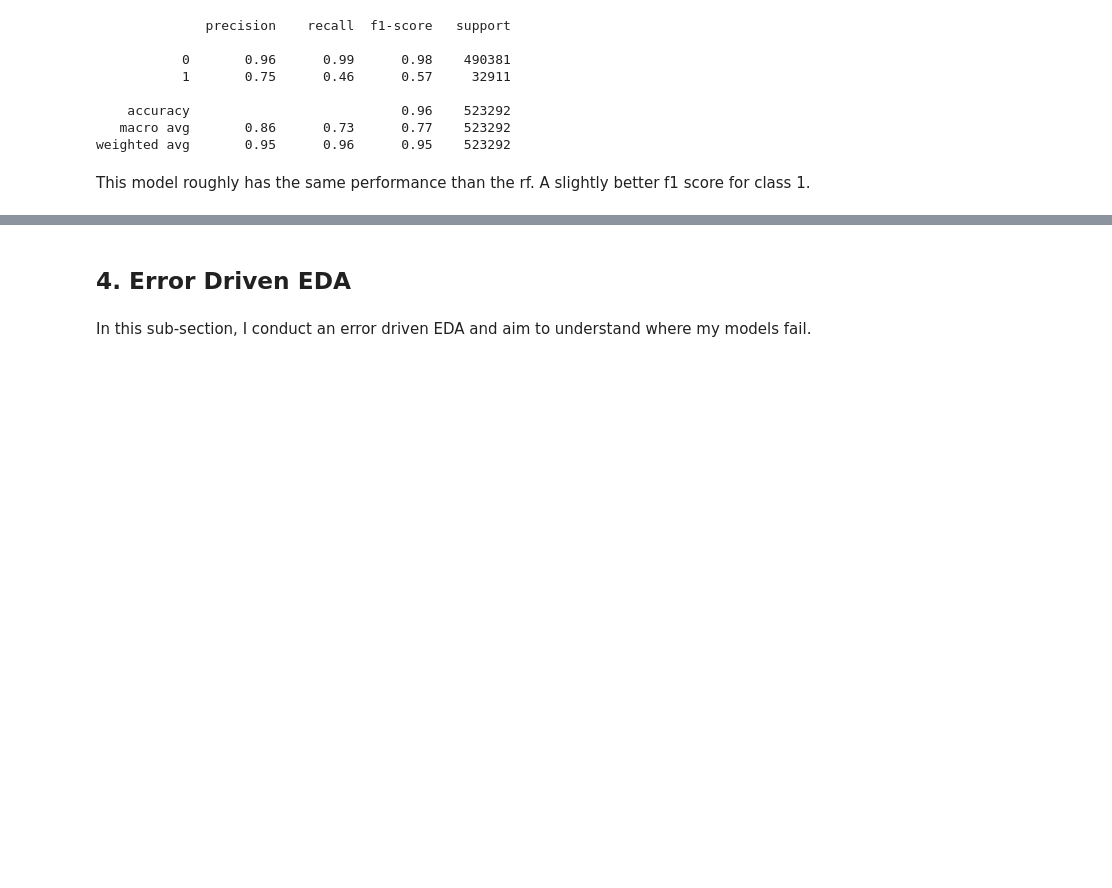
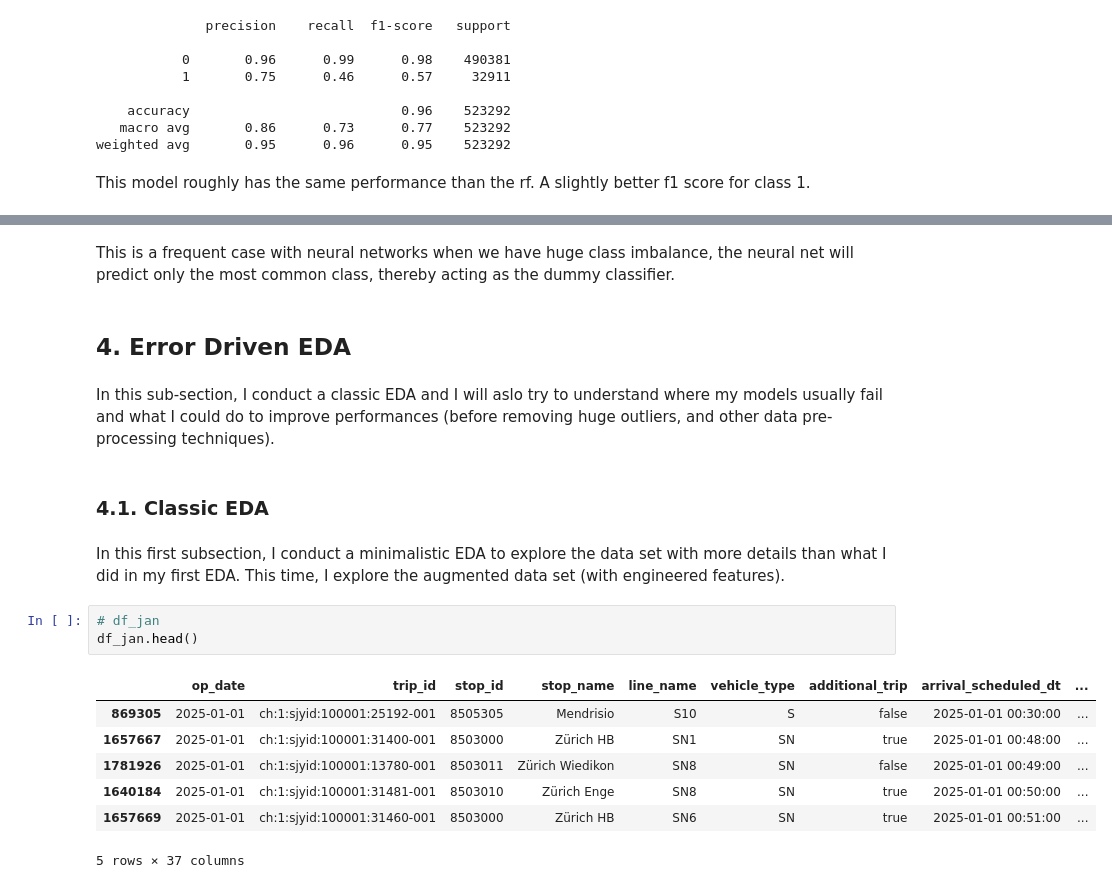
Before and after one commit to YVYX04/Swiss_Train_ML, a Jupyter notebook: notebooks/models/baseline_models_v1.ipynb, the cells around one changed output, grey strips where cells are left out. Drawn from its saved outputs; the diff is of its cells as text; blank space fills up the shorter version.

Commit message:
further eda after baseline models

```diff
--- a/notebooks/models/baseline_models_v1.ipynb
+++ b/notebooks/models/baseline_models_v1.ipynb
@@ -222,4 +245,21 @@ This model roughly has the same performance than the rf. A slightly better f1 sc
+# %% [markdown]
+This is a frequent case with neural networks when we have huge class imbalance, the neural net will predict only the most common class, thereby acting as the dummy classifier.
 # %% [markdown]
 ## 4. Error Driven EDA
 # %% [markdown]
-In this sub-section, I conduct an error driven EDA and aim to understand where my models fail.
+In this sub-section, I conduct a classic EDA and I will aslo try to understand where my models usually fail and what I could do to improve performances (before removing huge outliers, and other data pre-processing techniques).
+# %% [markdown]
+### 4.1. Classic EDA
+# %% [markdown]
+In this first subsection, I conduct a minimalistic EDA to explore the data set with more details than what I did in my first EDA. This time, I explore the augmented data set (with engineered features).
+# %%
+# df_jan
+df_jan.head()
+# %% [output]
+|  | op_date | trip_id | stop_id | stop_name | line_name | vehicle_type | additional_trip | arrival_scheduled_dt | ... |
+| 869305 | 2025-01-01 | ch:1:sjyid:100001:25192-001 | 8505305 | Mendrisio | S10 | S | false | 2025-01-01 00:30:00 | ... |
+| 1657667 | 2025-01-01 | ch:1:sjyid:100001:31400-001 | 8503000 | Zürich HB | SN1 | SN | true | 2025-01-01 00:48:00 | ... |
+| 1781926 | 2025-01-01 | ch:1:sjyid:100001:13780-001 | 8503011 | Zürich Wiedikon | SN8 | SN | false | 2025-01-01 00:49:00 | ... |
+| 1640184 | 2025-01-01 | ch:1:sjyid:100001:31481-001 | 8503010 | Zürich Enge | SN8 | SN | true | 2025-01-01 00:50:00 | ... |
+| 1657669 | 2025-01-01 | ch:1:sjyid:100001:31460-001 | 8503000 | Zürich HB | SN6 | SN | true | 2025-01-01 00:51:00 | ... |
+5 rows × 37 columns
```
Also changed, not shown: parts of 16 cells of this notebook.
